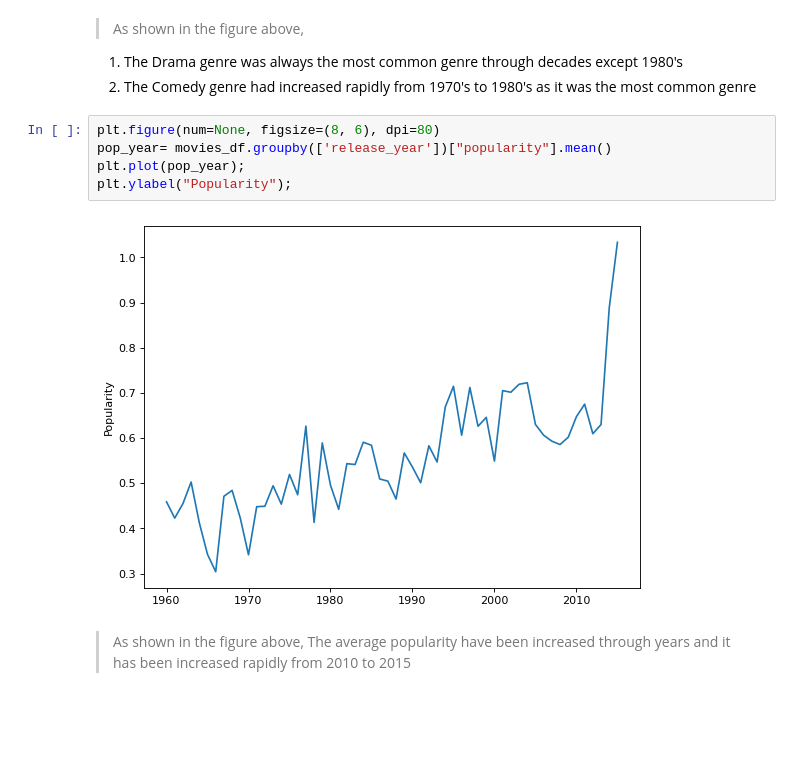
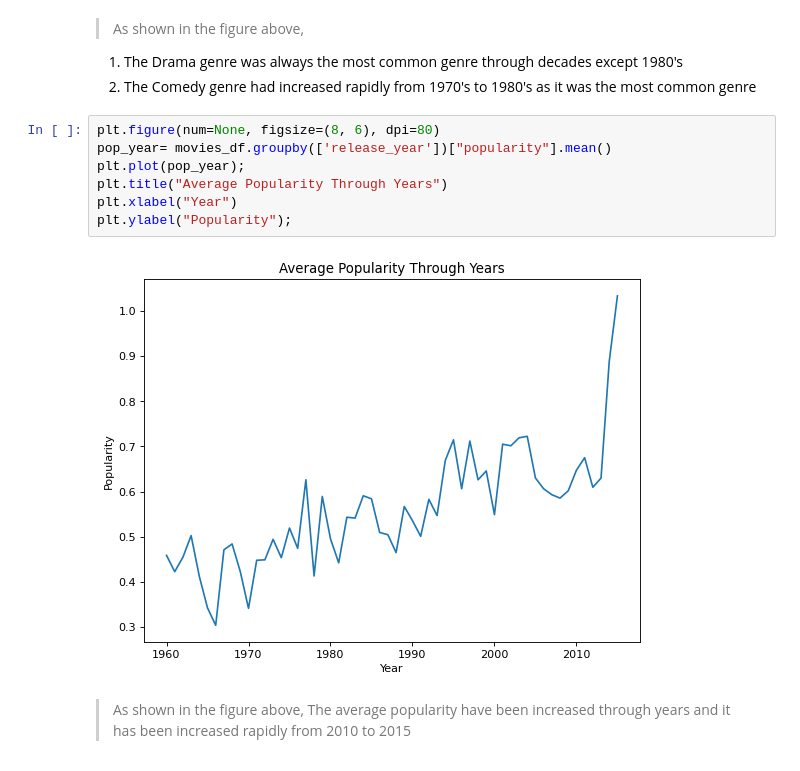
Before and after one commit to Alyessam132/The_Movie_Database, a Jupyter notebook: Investigate The Movie Database.ipynb, the cells around one changed output. Cells and saved outputs as stored; diff of their text form; blank space fills up the shorter version.

```diff
--- a/Investigate The Movie Database.ipynb
+++ b/Investigate The Movie Database.ipynb
@@ -454,10 +483,12 @@ for item in x.index[0:5] :
 # %%
 plt.figure(num=None, figsize=(8, 6), dpi=80)
 pop_year= movies_df.groupby(['release_year'])["popularity"].mean()
 plt.plot(pop_year);
+plt.title("Average Popularity Through Years")
+plt.xlabel("Year")
 plt.ylabel("Popularity");
 # %% [output]
-[figure, old version]
+[figure, new version]
 # %% [markdown]
 >As shown in the figure above, The average popularity have been increased through years and it has been increased rapidly from 2010 to 2015
 # %%
```
Also changed, not shown: parts of 13 cells of this notebook, 2 other files.
